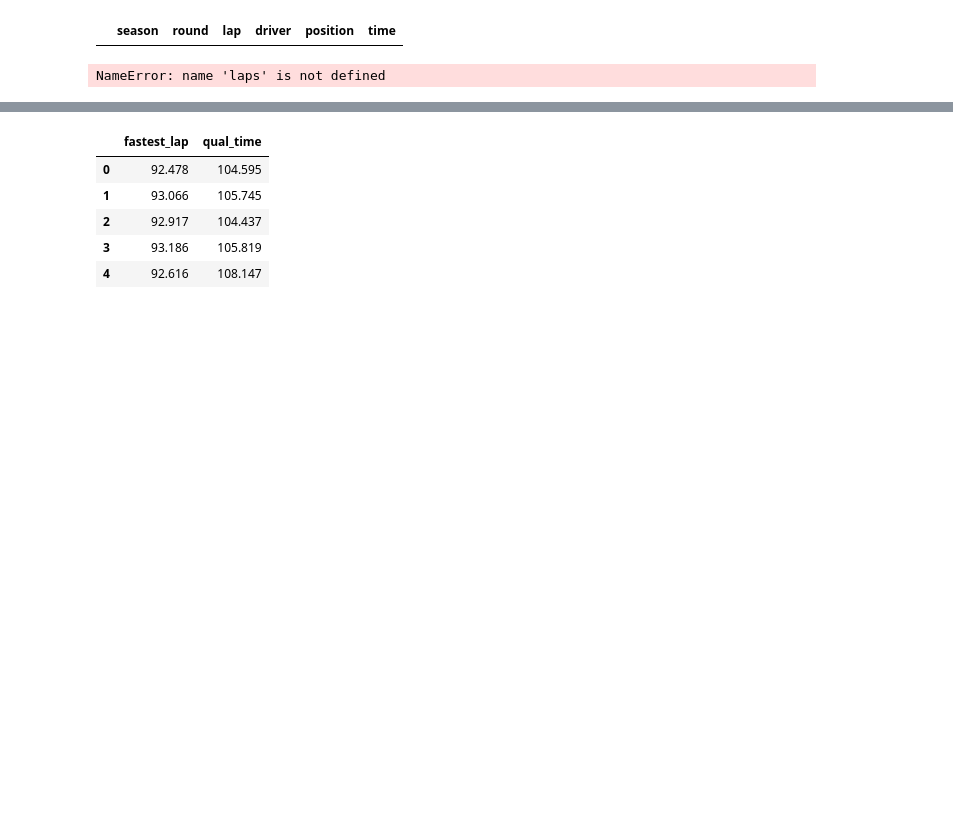
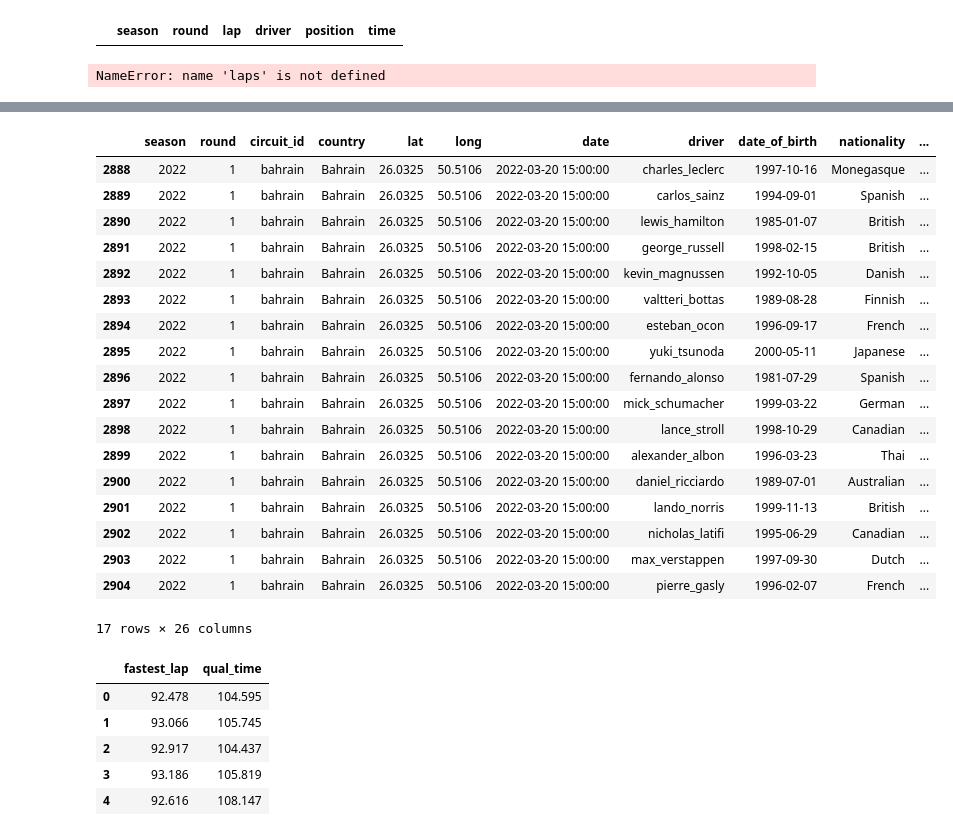
Before and after one commit to ollyjc99/f1-analytics, a Jupyter notebook: data processing/data-merging.ipynb, the cells around one changed output, grey strips where cells are left out. Cells and saved outputs as stored; diff of their text form; code cells hidden in the pictures; blank space fills up the shorter version.

Commit message:
testing data merge on new driver key

```diff
--- a/data processing/data-merging.ipynb
+++ b/data processing/data-merging.ipynb
@@ -27,6 +27,4 @@ starting_grid = pd.read_csv(path+'data/starting-grid.csv')
 
 ### Redundant until new weather collection method is implemented
 # weather = pd.read_csv(path+'data/weather.csv')
-# %%
-starting_grid = starting_grid.drop(['driver', 'constructor'], axis=1)
 # %%
@@ -83,11 +72,12 @@ NameError: name 'laps' is not defined
 df1 = pd.merge(races, results, how='inner', on=['season', 'round', 'circuit_id']).drop(['url','points', 'status', 'time', 'grid'], axis=1)
 df2 = pd.merge(df1, drivers, how='left', on=['season', 'round', 'driver'])
 df3 = pd.merge(df2, constructors, how='left', on=['season', 'round', 'constructor'])
-df4 = pd.merge(df3, starting_grid, how='inner', on=['season', 'round', 'no'])
+df4 = pd.merge(df3, starting_grid, how='inner', on=['season', 'round', 'driver'])
 df4.rename(columns = {'grid': 'starting_grid'}, inplace=True)
 
-final_df = pd.merge(df4, qualifying, how='inner', on=['season', 'round', 'circuit_id', 'driver']).drop(['fastest_lap'], axis=1)
-final_df.rename(columns = {'fastest_time': 'qual_time', 'grid': 'qualifying_pos'}, inplace=True)
-
-final_df.shape
+# final_df = pd.merge(df4, qualifying, how='inner', on=['season', 'round', 'circuit_id', 'driver']).drop(['fastest_lap'], axis=1)
+# final_df.rename(columns = {'fastest_time': 'qual_time', 'grid': 'qualifying_pos'}, inplace=True)
+print(df3.shape)
+print(df4.shape)
+# final_df.shape
 # %% [output]
@@ -95,3 +133,25 @@ final_df.shape
+# %%
+df4.query('season == 2022 & round == 1')
+# %% [output]
+|  | season | round | circuit_id | country | lat | long | date | driver | date_of_birth | nationality | ... |
+| 2888 | 2022 | 1 | bahrain | Bahrain | 26.0325 | 50.5106 | 2022-03-20 15:00:00 | charles_leclerc | 1997-10-16 | Monegasque | ... |
+| 2889 | 2022 | 1 | bahrain | Bahrain | 26.0325 | 50.5106 | 2022-03-20 15:00:00 | carlos_sainz | 1994-09-01 | Spanish | ... |
+| 2890 | 2022 | 1 | bahrain | Bahrain | 26.0325 | 50.5106 | 2022-03-20 15:00:00 | lewis_hamilton | 1985-01-07 | British | ... |
+| 2891 | 2022 | 1 | bahrain | Bahrain | 26.0325 | 50.5106 | 2022-03-20 15:00:00 | george_russell | 1998-02-15 | British | ... |
+| 2892 | 2022 | 1 | bahrain | Bahrain | 26.0325 | 50.5106 | 2022-03-20 15:00:00 | kevin_magnussen | 1992-10-05 | Danish | ... |
+| 2893 | 2022 | 1 | bahrain | Bahrain | 26.0325 | 50.5106 | 2022-03-20 15:00:00 | valtteri_bottas | 1989-08-28 | Finnish | ... |
+| 2894 | 2022 | 1 | bahrain | Bahrain | 26.0325 | 50.5106 | 2022-03-20 15:00:00 | esteban_ocon | 1996-09-17 | French | ... |
+| 2895 | 2022 | 1 | bahrain | Bahrain | 26.0325 | 50.5106 | 2022-03-20 15:00:00 | yuki_tsunoda | 2000-05-11 | Japanese | ... |
+| 2896 | 2022 | 1 | bahrain | Bahrain | 26.0325 | 50.5106 | 2022-03-20 15:00:00 | fernando_alonso | 1981-07-29 | Spanish | ... |
+| 2897 | 2022 | 1 | bahrain | Bahrain | 26.0325 | 50.5106 | 2022-03-20 15:00:00 | mick_schumacher | 1999-03-22 | German | ... |
+| 2898 | 2022 | 1 | bahrain | Bahrain | 26.0325 | 50.5106 | 2022-03-20 15:00:00 | lance_stroll | 1998-10-29 | Canadian | ... |
+| 2899 | 2022 | 1 | bahrain | Bahrain | 26.0325 | 50.5106 | 2022-03-20 15:00:00 | alexander_albon | 1996-03-23 | Thai | ... |
+| 2900 | 2022 | 1 | bahrain | Bahrain | 26.0325 | 50.5106 | 2022-03-20 15:00:00 | daniel_ricciardo | 1989-07-01 | Australian | ... |
+| 2901 | 2022 | 1 | bahrain | Bahrain | 26.0325 | 50.5106 | 2022-03-20 15:00:00 | lando_norris | 1999-11-13 | British | ... |
+| 2902 | 2022 | 1 | bahrain | Bahrain | 26.0325 | 50.5106 | 2022-03-20 15:00:00 | nicholas_latifi | 1995-06-29 | Canadian | ... |
+| 2903 | 2022 | 1 | bahrain | Bahrain | 26.0325 | 50.5106 | 2022-03-20 15:00:00 | max_verstappen | 1997-09-30 | Dutch | ... |
+| 2904 | 2022 | 1 | bahrain | Bahrain | 26.0325 | 50.5106 | 2022-03-20 15:00:00 | pierre_gasly | 1996-02-07 | French | ... |
+17 rows × 26 columns
 # %%
 # final_df['fastest_lap'] = final_df['fastest_lap'].apply(lambda x: format_time(str(x)))
 # %%
```
Also changed, not shown: parts of 7 cells of this notebook.
